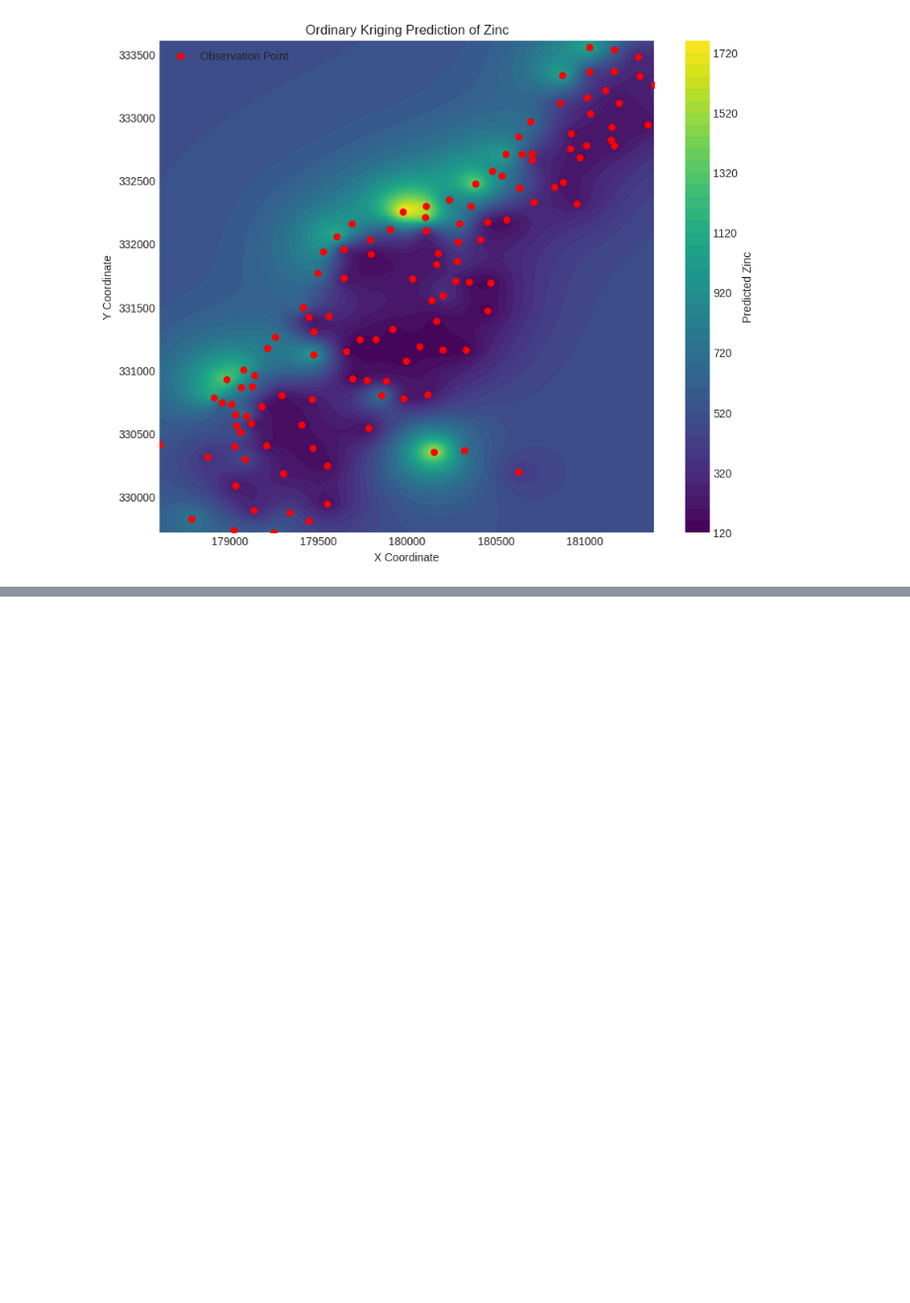
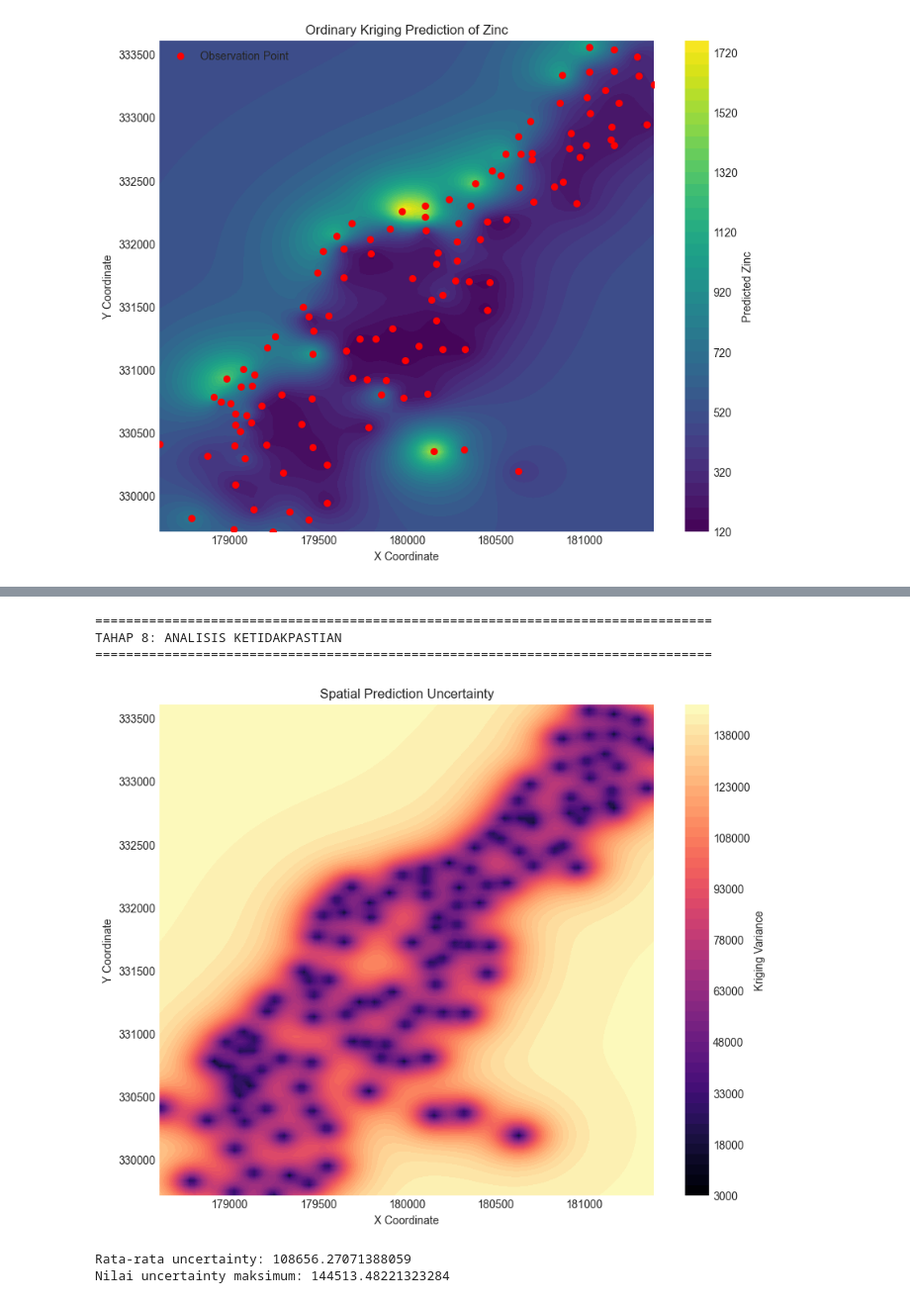
Before and after one commit to idamidapida/Tugas-Kelompok-ADS, a Jupyter notebook: Tugas 2 ADS.ipynb, the cells around one changed output, grey strips where cells are left out. Shown at 99% size. Cells and saved outputs as stored; diff of their text form; code cells hidden in the pictures; blank space fills up the shorter version.

Commit message:
VALIDASI DAN EVALUASI PERFORMANCE, VALIDASI DAN EVALUASI, ANALISIS KETIDAKPASTIAN,SUMMARY DAN KESIMPULAN

```diff
--- a/Tugas 2 ADS.ipynb
+++ b/Tugas 2 ADS.ipynb
@@ -505,0 +591,78 @@ TAHAP 6: VISUALISASI HASIL PREDIKSI
+# %%
+# =============================================================================
+# 9. ANALISIS KETIDAKPASTIAN
+# =============================================================================
+
+print("="*80)
+print("TAHAP 8: ANALISIS KETIDAKPASTIAN")
+print("="*80)
+
+
+
+plt.figure(figsize=(10,8))
+
+
+uncertainty_plot = plt.contourf(
+
+    grid_x,
+
+    grid_y,
+
+    variance,
+
+    levels=50,
+
+    cmap="magma"
+
+)
+
+
+
+plt.colorbar(
+
+    uncertainty_plot,
+
+    label="Kriging Variance"
+
+)
+
+
+
+plt.xlabel(
+    "X Coordinate"
+)
+
+
+plt.ylabel(
+    "Y Coordinate"
+)
+
+
+
+plt.title(
+    "Spatial Prediction Uncertainty"
+)
+
+
+
+plt.show()
+
+
+
+print(
+    "Rata-rata uncertainty:",
+    np.mean(variance)
+)
+
+
+print(
+    "Nilai uncertainty maksimum:",
+    np.max(variance)
+)
+# %% [output]
+================================================================================
+TAHAP 8: ANALISIS KETIDAKPASTIAN
+================================================================================
+[figure, added]
+Rata-rata uncertainty: 108656.27071388059
+Nilai uncertainty maksimum: 144513.48221323284
```
Also changed, not shown: parts of 4 cells of this notebook.
